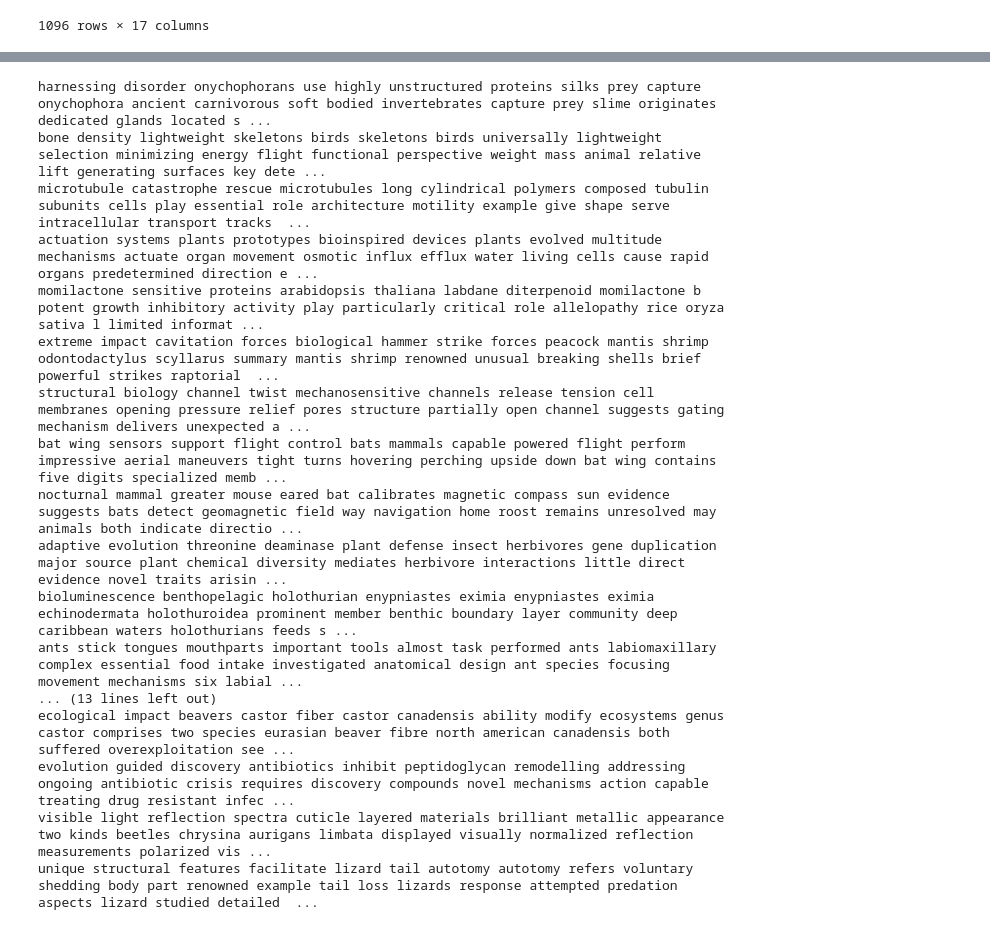
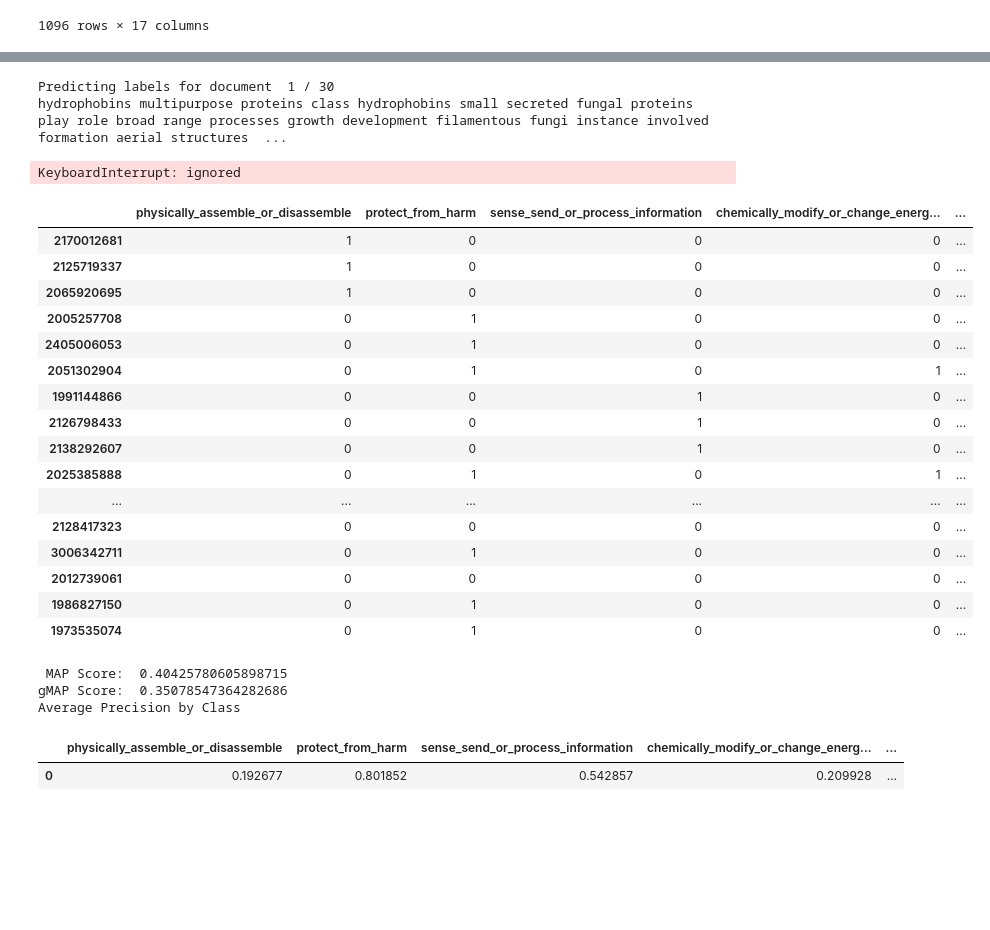
Before and after one commit to nasa-petal/search-engine, a Jupyter notebook: transformers-zs-nli.ipynb, the cells around one changed output, grey strips where cells are left out. Drawn from its saved outputs; the diff is of its cells as text; code cells hidden in the pictures; blank space fills up the shorter version.

```diff
--- a/transformers-zs-nli.ipynb
+++ b/transformers-zs-nli.ipynb
@@ -173,12 +173,15 @@ col_scores = []
 indexes = []
 
 device = torch.device('cuda' if torch.cuda.is_available() else 'cpu')
-
+i = 1
+total_samples = len(df_samples.index)
 for idx, sequence in df_samples.iterrows():
   title_sentence = " ".join(sequence['title'])
   abs_sentence = " ".join(sequence['abstract'])
   sentence = title_sentence + " " + abs_sentence
+  print('Predicting labels for document ', i, '/', total_samples)
   print(sentence)
+  i += 1
 
   doc_scores = classifier2(sentence, candidate_labels_lvl1c, multi_label=True, device=device)
   row = []
@@ -188,53 +191,53 @@ for idx, sequence in df_samples.iterrows():
     doc_score = doc_scores['scores'][index]
     row.append(doc_score)
   col_scores.append(row)
-  if (idx == 5):
-    pass; #break;
 
 df_sys = pd.DataFrame(col_scores, index = indexes, columns = candidate_labels_lvl1c)
 df_sys
 # %% [output]
-harnessing disorder onychophorans use highly unstructured proteins silks prey capture onychophora ancient carnivorous soft bodied invertebrates capture prey slime originates dedicated glands located s ...
-bone density lightweight skeletons birds skeletons birds universally lightweight selection minimizing energy flight functional perspective weight mass animal relative lift generating surfaces key dete ...
-microtubule catastrophe rescue microtubules long cylindrical polymers composed tubulin subunits cells play essential role architecture motility example give shape serve intracellular transport tracks  ...
-actuation systems plants prototypes bioinspired devices plants evolved multitude mechanisms actuate organ movement osmotic influx efflux water living cells cause rapid organs predetermined direction e ...
-momilactone sensitive proteins arabidopsis thaliana labdane diterpenoid momilactone b potent growth inhibitory activity play particularly critical role allelopathy rice oryza sativa l limited informat ...
-extreme impact cavitation forces biological hammer strike forces peacock mantis shrimp odontodactylus scyllarus summary mantis shrimp renowned unusual breaking shells brief powerful strikes raptorial  ...
-structural biology channel twist mechanosensitive channels release tension cell membranes opening pressure relief pores structure partially open channel suggests gating mechanism delivers unexpected a ...
-bat wing sensors support flight control bats mammals capable powered flight perform impressive aerial maneuvers tight turns hovering perching upside down bat wing contains five digits specialized memb ...
-nocturnal mammal greater mouse eared bat calibrates magnetic compass sun evidence suggests bats detect geomagnetic field way navigation home roost remains unresolved may animals both indicate directio ...
-adaptive evolution threonine deaminase plant defense insect herbivores gene duplication major source plant chemical diversity mediates herbivore interactions little direct evidence novel traits arisin ...
-bioluminescence benthopelagic holothurian enypniastes eximia enypniastes eximia echinodermata holothuroidea prominent member benthic boundary layer community deep caribbean waters holothurians feeds s ...
-ants stick tongues mouthparts important tools almost task performed ants labiomaxillary complex essential food intake investigated anatomical design ant species focusing movement mechanisms six labial ...
-... (13 lines left out)
-ecological impact beavers castor fiber castor canadensis ability modify ecosystems genus castor comprises two species eurasian beaver fibre north american canadensis both suffered overexploitation see ...
-evolution guided discovery antibiotics inhibit peptidoglycan remodelling addressing ongoing antibiotic crisis requires discovery compounds novel mechanisms action capable treating drug resistant infec ...
-visible light reflection spectra cuticle layered materials brilliant metallic appearance two kinds beetles chrysina aurigans limbata displayed visually normalized reflection measurements polarized vis ...
-unique structural features facilitate lizard tail autotomy autotomy refers voluntary shedding body part renowned example tail loss lizards response attempted predation aspects lizard studied detailed  ...
+Predicting labels for document  1 / 30
+hydrophobins multipurpose proteins class hydrophobins small secreted fungal proteins play role broad range processes growth development filamentous fungi instance involved formation aerial structures  ...
+KeyboardInterrupt: ignored
 # %%
 # create our ground truth matrix D x T where row indexes are the paper MAGIDS, and the columns are the topics. A 1 means the paper had the label in the ground truth data, a 0 means it didn't.
 y_true = []
 indexes = []
 
 for idx, sequence in df_samples.iterrows():
-  #doc = df.loc[[sequence['MAGID']]]
   row = []
   indexes.append(sequence['paper'])
   for label in candidate_labels_lvl1c:
-    #print(doc['level1'])
     if (label in sequence['level1']):
       row.append(1)
     else:
       row.append(0)
   y_true.append(row)
-  if (idx == 5):
-    pass; #break;
+
 df_truth = pd.DataFrame(y_true, index = indexes, columns = candidate_labels_lvl1c)
 df_truth
+# %% [output]
+|  | physically_assemble_or_disassemble | protect_from_harm | sense_send_or_process_information | chemically_modify_or_change_energ... | ... |
+| 2170012681 | 1 | 0 | 0 | 0 | ... |
+| 2125719337 | 1 | 0 | 0 | 0 | ... |
+| 2065920695 | 1 | 0 | 0 | 0 | ... |
+| 2005257708 | 0 | 1 | 0 | 0 | ... |
+| 2405006053 | 0 | 1 | 0 | 0 | ... |
+| 2051302904 | 0 | 1 | 0 | 1 | ... |
+| 1991144866 | 0 | 0 | 1 | 0 | ... |
+| 2126798433 | 0 | 0 | 1 | 0 | ... |
+| 2138292607 | 0 | 0 | 1 | 0 | ... |
+| 2025385888 | 0 | 1 | 0 | 1 | ... |
+| ... | ... | ... | ... | ... | ... |
+| 2128417323 | 0 | 0 | 0 | 0 | ... |
+| 3006342711 | 0 | 1 | 0 | 0 | ... |
+| 2012739061 | 0 | 0 | 0 | 0 | ... |
+| 1986827150 | 0 | 1 | 0 | 0 | ... |
+| 1973535074 | 0 | 1 | 0 | 0 | ... |
 # %%
 # generate Average Precision scores for each topic
 import numpy as np
-from sklearn.metrics import average_precision_score
+from sklearn.metrics import (average_precision_score, precision_recall_curve, PrecisionRecallDisplay)
+import matplotlib.pyplot as plt
 
 y_true = np.array(y_true)
 y_scores = np.array(col_scores)
@@ -242,20 +245,18 @@ y_scores = np.array(col_scores)
 y_true_t = y_true.transpose()
 y_scores_t = y_scores.transpose()
 ap_by_topic = []
+pr_by_topic = []
 
 for idx, topic in enumerate(y_true_t):
-   #print(topic)
-   #print(y_scores[idx])
    ap = average_precision_score(topic, y_scores_t[idx])
-   #print(ap)
+   precision, recall, _ = precision_recall_curve(topic, y_scores_t[idx])
    ap_by_topic.append(ap)
+   pr_by_topic.append([precision, recall])
 
 tmp = [ap_by_topic]
 df_ap_by_topic = pd.DataFrame(tmp, columns = candidate_labels_lvl1c)
 
 # Generate MAP and gMAP scores
-
-#map = average_precision_score(y_true, y_scores)
 map = sum(ap_by_topic) / len(ap_by_topic)
 
 multiply = 1
@@ -271,3 +272,9 @@ print(' MAP Score: ', map)
 print('gMAP Score: ', gmap)
 print('Average Precision by Class')
 df_ap_by_topic
+# %% [output]
+ MAP Score:  0.40425780605898715
+gMAP Score:  0.35078547364282686
+Average Precision by Class
+|  | physically_assemble_or_disassemble | protect_from_harm | sense_send_or_process_information | chemically_modify_or_change_energ... | ... |
+| 0 | 0.192677 | 0.801852 | 0.542857 | 0.209928 | ... |
```
Also changed, not shown: parts of 4 cells of this notebook.
